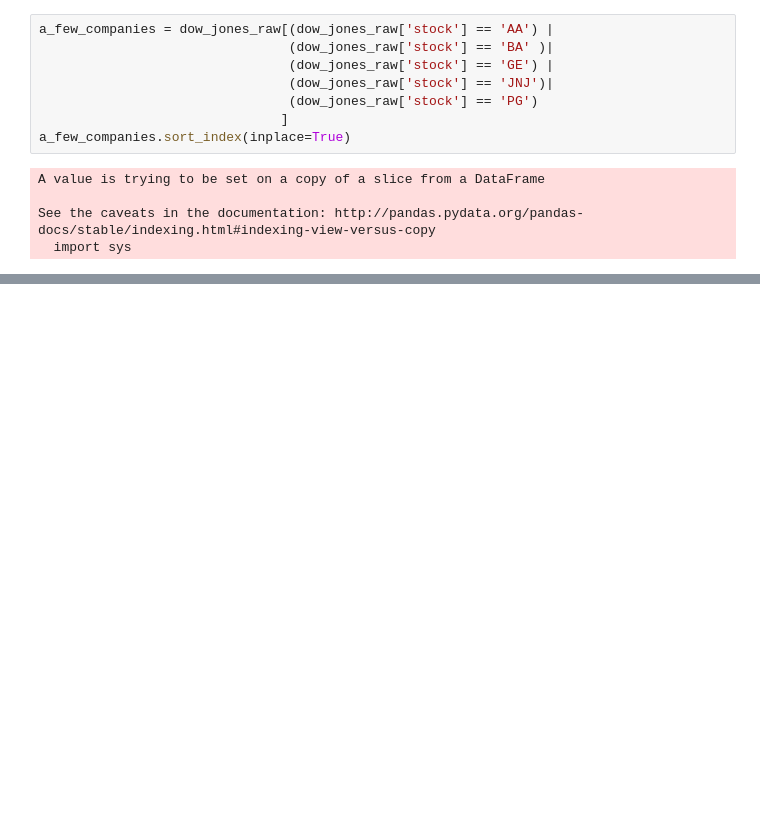
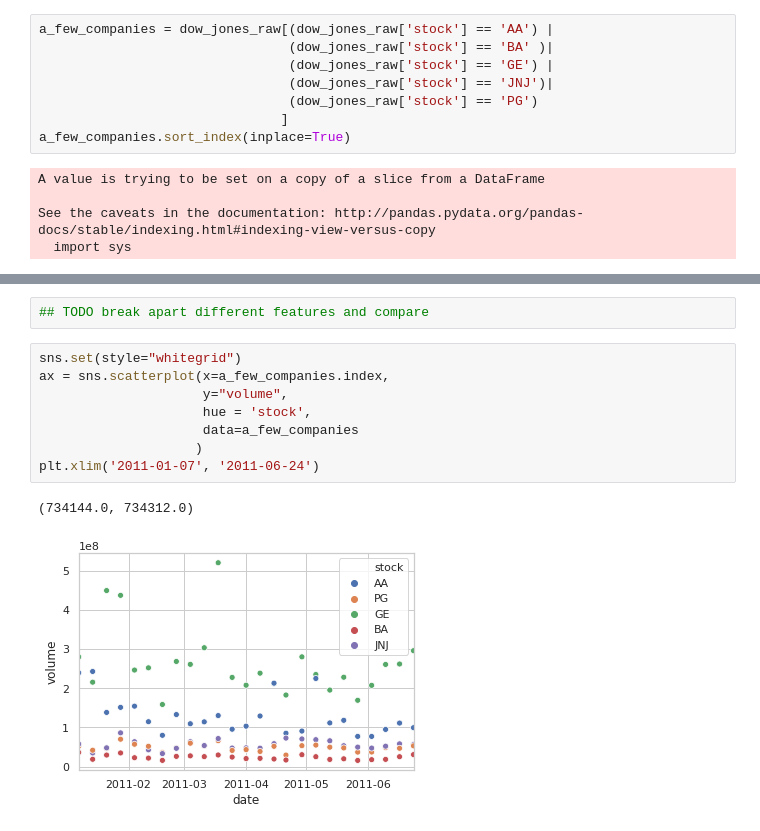
Before and after one commit to robahall/MLAlgoProjects, a Jupyter notebook: notebooks/3.0_rah_dowJone-timeseries-analysis.ipynb, the cells around one changed output, grey strips where cells are left out. Drawn from its saved outputs; the diff is of its cells as text; blank space fills up the shorter version.

```diff
--- a/notebooks/3.0_rah_dowJone-timeseries-analysis.ipynb
+++ b/notebooks/3.0_rah_dowJone-timeseries-analysis.ipynb
@@ -110 +104,14 @@ plt.xlim('2011-01-07', '2011-06-24 	')
 [figure]
+# %%
+## TODO break apart different features and compare
+# %%
+sns.set(style="whitegrid")
+ax = sns.scatterplot(x=a_few_companies.index,
+                     y="volume",
+                     hue = 'stock',
+                     data=a_few_companies
+                    )
+plt.xlim('2011-01-07', '2011-06-24')
+# %% [output]
+(734144.0, 734312.0)
+[figure, added]
```
Also changed, not shown: parts of 2 cells of this notebook.
